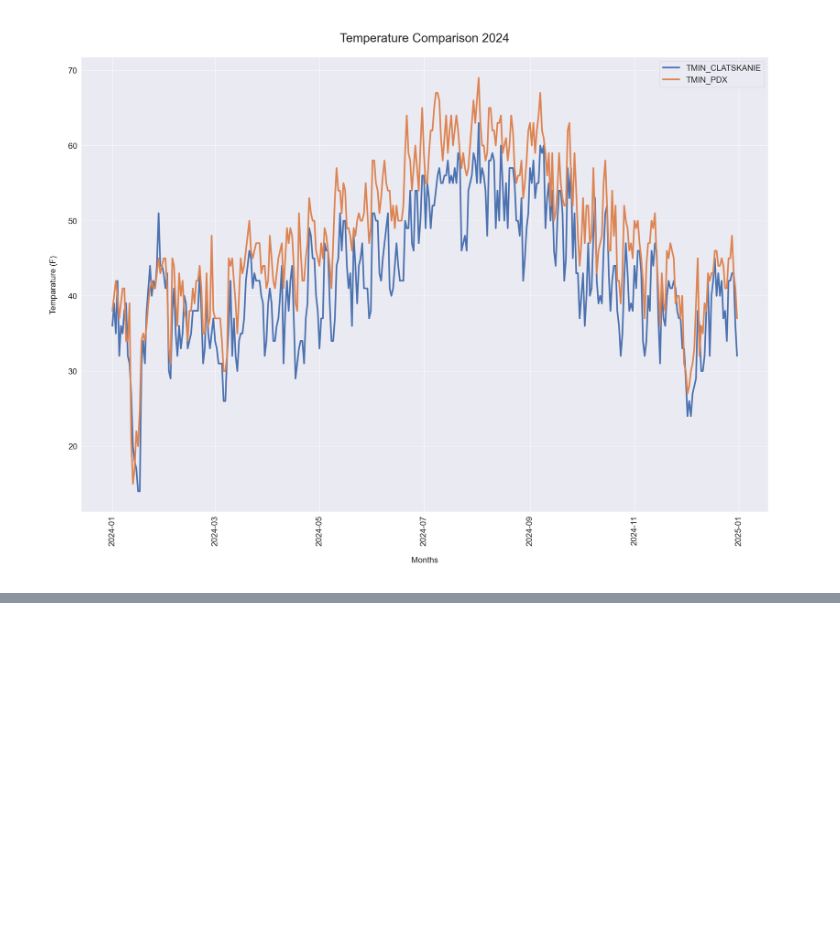
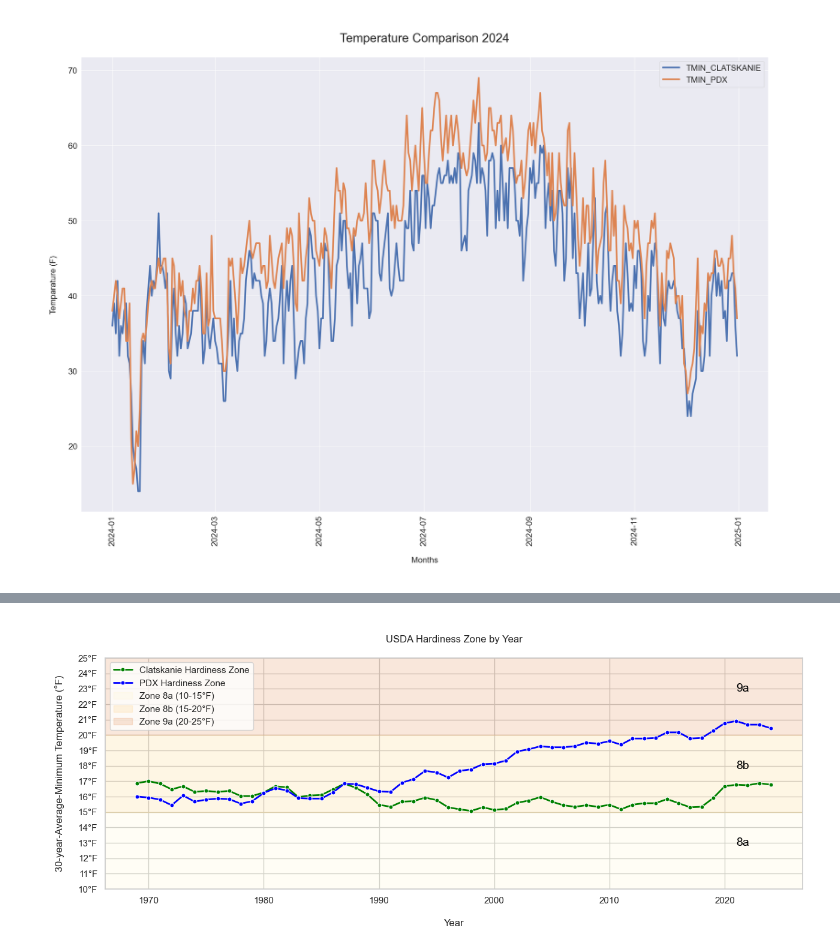
Before and after one commit to wpbSabi/weather_python, a Jupyter notebook: notebooks/compare_temperature.ipynb, the cells around one changed output, grey strips where cells are left out. Cells and saved outputs as stored; diff of their text form; code cells hidden in the pictures; blank space fills up the shorter version.

```diff
--- a/notebooks/compare_temperature.ipynb
+++ b/notebooks/compare_temperature.ipynb
@@ -134,0 +206,8 @@ The hardiness zone for station 2 is 20.433333333333334
+# %%
+# How has the USDA hardiness zone changed year-by-year?
+# This makes for better storytelling
+
+# Make the wide format long, for the seaborn lineplot
+usdahz = tmin.melt(id_vars='year', value_vars=['Clatskanie Hardiness Zone', 'PDX Hardiness Zone'],
+                      var_name='station', value_name='USDA Hardiness Zone').dropna()
+usdahz
@@ -134,0 +228,38 @@ The hardiness zone for station 2 is 20.433333333333334
+# %%
+sns.set_theme(style="whitegrid")
+plt.figure(figsize=(15,5))
+p = sns.lineplot(data=usdahz,
+             x='year',
+             y='USDA Hardiness Zone',
+             hue='station',
+             palette=['green', 'blue'],
+             marker='o',
+             markersize=5,
+             linewidth=2,
+             style='station',
+             dashes=False,
+                )
+
+# Superimpose colored bands for USDA zones
+# https://colorbrewer2.org/#type=sequential&scheme=YlOrBr&n=3
+p.axhspan(10, 15, color='#fff7bc', alpha=0.15, label='Zone 8a (10-15°F)')
+p.axhspan(15, 20, color='#fec44f', alpha=0.15, label='Zone 8b (15-20°F)')
+p.axhspan(20, 25, color='#d95f0e', alpha=0.15, label='Zone 9a (20-25°F)')
+
+# Add zone labels
+p.text(x=2021, y=13, s='8a', color='black', fontsize=14, va='center')
+p.text(2021, 18, '8b', color='black', fontsize=14, va='center')
+p.text(2021, 23, '9a', color='black', fontsize=14, va='center')
+
+plt.title('\nUSDA Hardiness Zone by Year\n')
+plt.ylim(10, 25)
+# label the y-axes for every interval of 1
+p.set_yticks(np.arange(10, 26, 1))
+p.set_yticklabels(['10°F', '11°F', '12°F', '13°F', '14°F', '15°F', '16°F', '17°F', '18°F', '19°F', '20°F', '21°F', '22°F', '23°F', '24°F', '25°F'])
+p.set_xlabel("\nYear", fontsize=12, rotation=0)
+p.set_ylabel("\n30-year-Average-Minimum Temperature (°F)\n", fontsize=12, rotation=90)
+
+plt.legend(loc='upper left')
+plt.show()
+# %% [output]
+[figure, added]
```
Also changed, not shown: parts of 12 cells of this notebook, 2 other files.
